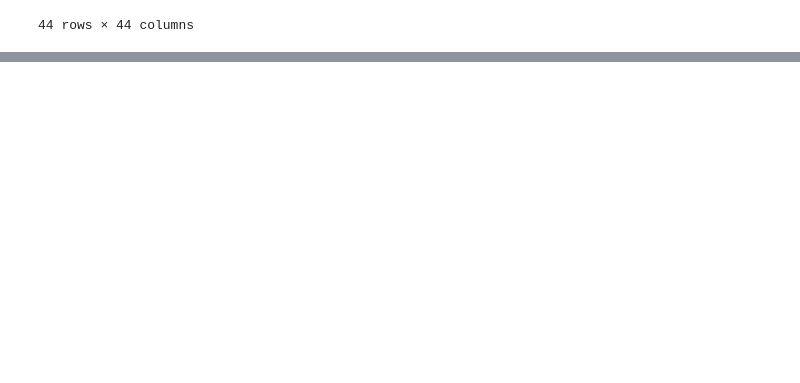
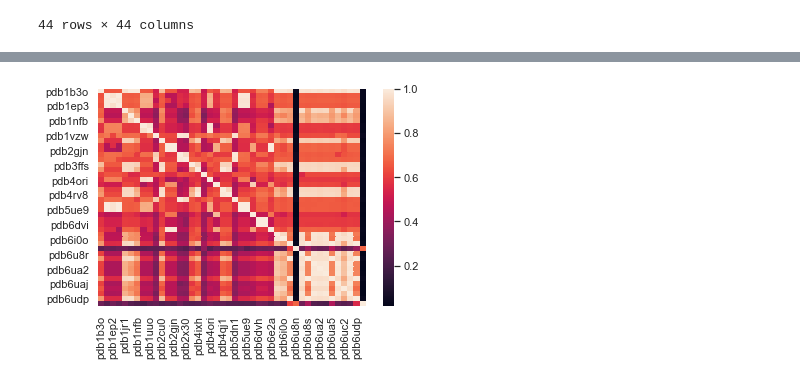
Before and after one commit to AlessandroManente/BD_Project_DS, a Jupyter notebook: Team_1_Project.ipynb, the cells around one changed output, grey strips where cells are left out. Drawn from its saved outputs; the diff is of its cells as text; code cells hidden in the pictures; blank space fills up the shorter version.

```diff
--- a/Team_1_Project.ipynb
+++ b/Team_1_Project.ipynb
@@ -279,0 +258,3 @@ tmscorematrix
+# %%
+tmscorematrix = create_tmscores_matrix(bestmodel)
+tmscorematrix
@@ -282,0 +289,4 @@ clear_temp_folder()
+# %%
+ax = sns.heatmap(tmscorematrix)
+# %% [output]
+[figure, added]
```
Also changed, not shown: parts of 5 cells of this notebook, 1 other file.
